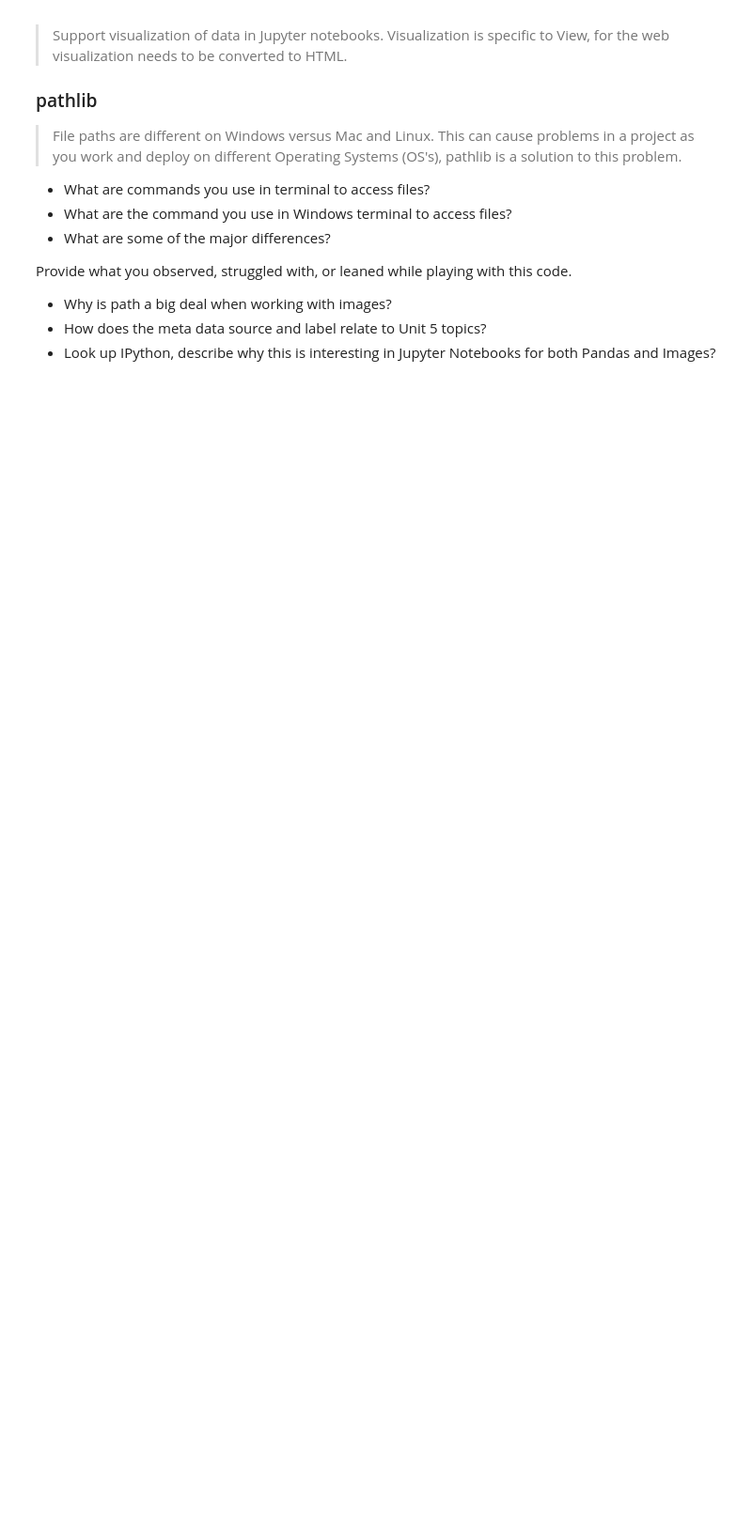
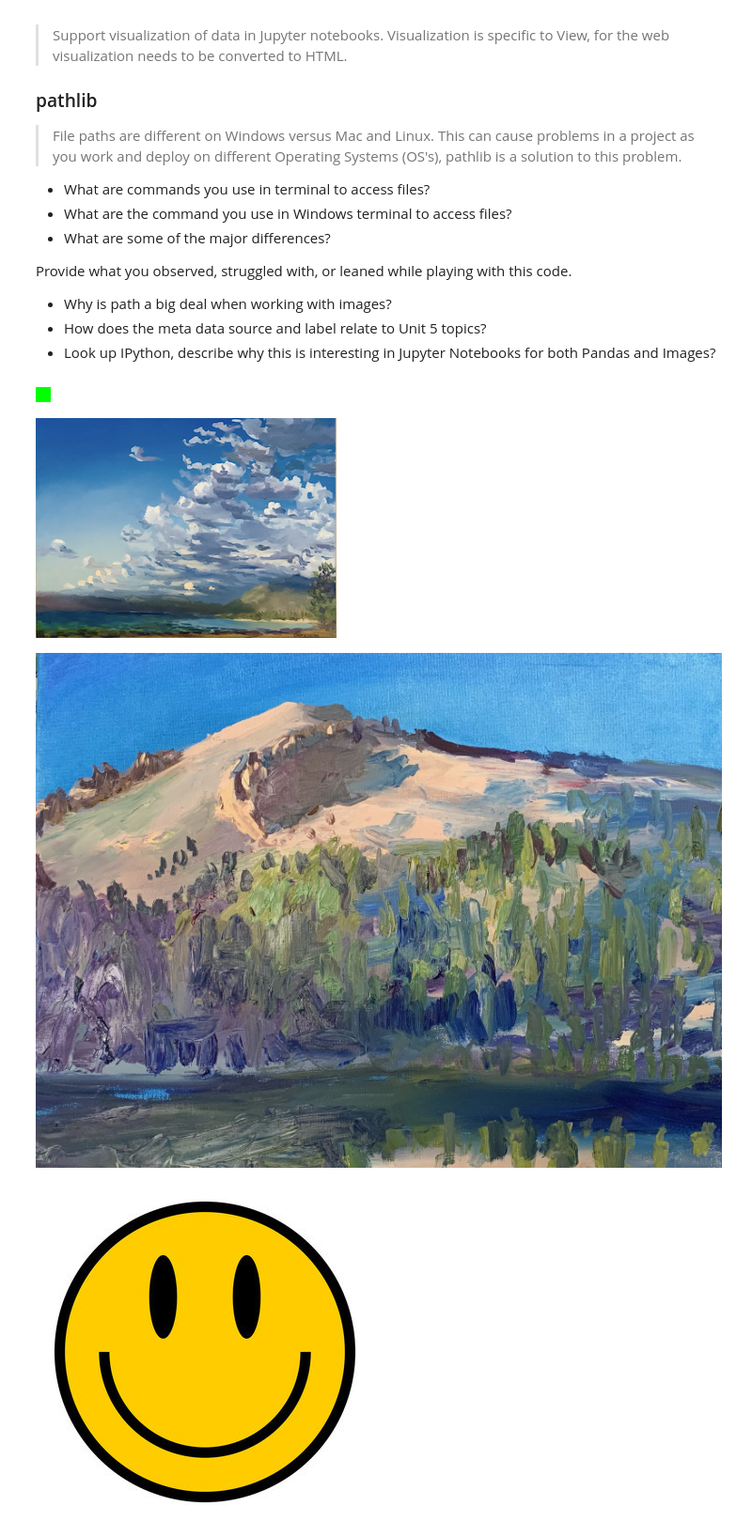
Before and after one commit to RyanHaki/APCSPwebPage, a Jupyter notebook: _notebooks/2023-03-07-AP-unit2-2.ipynb, the cells around one changed output. Shown at 94% size. Drawn from its saved outputs; the diff is of its cells as text; code cells hidden in the pictures; blank space fills up the shorter version.

```diff
--- a/_notebooks/2023-03-07-AP-unit2-2.ipynb
+++ b/_notebooks/2023-03-07-AP-unit2-2.ipynb
@@ -45,34 +45,40 @@ Provide what you observed, struggled with, or leaned while playing with this cod
 # %%
 
 from IPython.display import Image, display
 from pathlib import Path  # https://medium.com/@ageitgey/python-3-quick-tip-the-easy-way-to-deal-with-file-paths-on-windows-mac-and-linux-11a072b58d5f
 
 # prepares a series of images
 def image_data(path=Path("images/"), images=None):  # path of static images is defaulted
     if images is None:  # default image
         images = [
             {'source': "Peter Carolin", 'label': "Clouds Impression", 'file': "clouds-impression.png"},
-            {'source': "Peter Carolin", 'label': "Lassen Volcano", 'file': "lassen-volcano.jpg"}
+            {'source': "Peter Carolin", 'label': "Lassen Volcano", 'file': "lassen-volcano.jpg"},
+            {'source': "Internet", 'label': "Smiley Face", 'file': "SmileyFace.png"}
         ]
     for image in images:
         # File to open
         image['filename'] = path / image['file']  # file with path
     return images
 
 def image_display(images):
     for image in images:
         display(Image(filename=image['filename']))
 
 
 # Run this as standalone tester to see sample data printed in Jupyter terminal
 if __name__ == "__main__":
     # print parameter supplied image
     green_square = image_data(images=[{'source': "Internet", 'label': "Green Square", 'file': "green-square-16.png"}])
     image_display(green_square)
 
     # display default images from image_data()
     default_images = image_data()
     image_display(default_images)
+# %% [output]
+[figure, added]
+[figure, added]
+[figure, added]
+[figure, added]
 # %% [markdown]
 ## Reading and Encoding Images (2 implementations follow)
 
```
Also changed, not shown: parts of 2 cells of this notebook, 5 other files.
